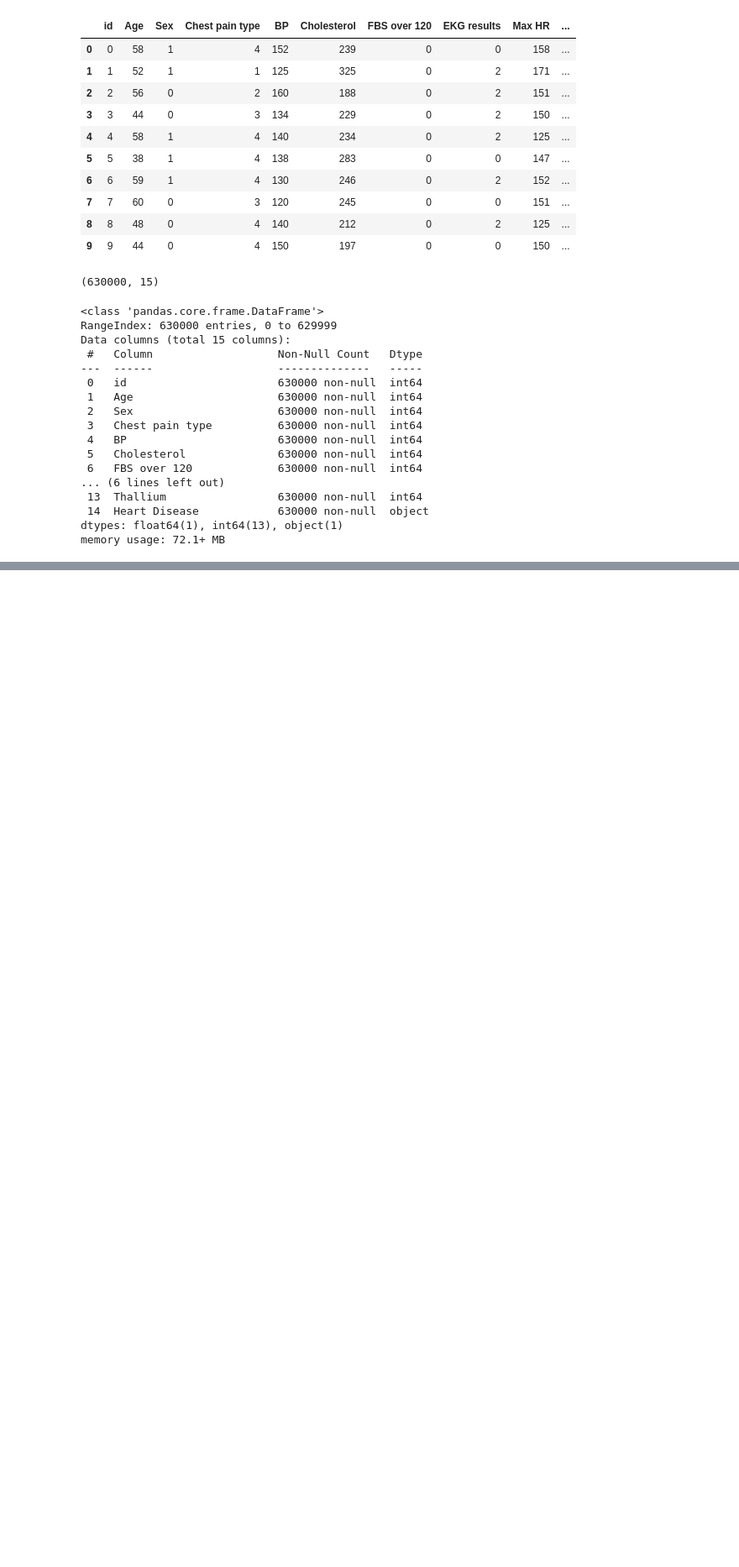
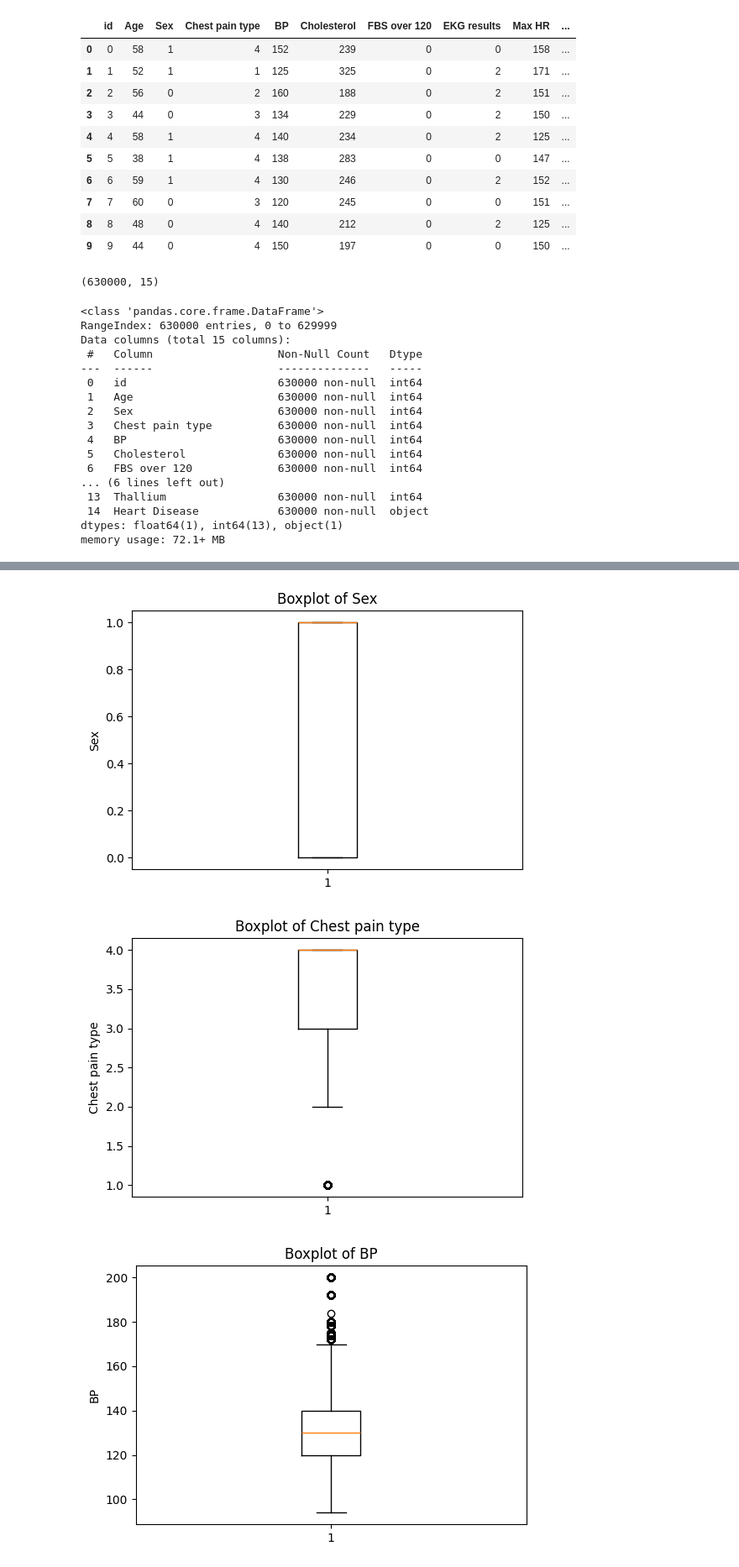
Before and after one commit to YohanJaya/Predicting_Heart_Disease_KaggleComp, a Jupyter notebook: HeartDiseasePredictor.ipynb, the cells around one changed output, grey strips where cells are left out. Shown at 84% size. Cells and saved outputs as stored; diff of their text form; code cells hidden in the pictures; blank space fills up the shorter version.

```diff
--- a/HeartDiseasePredictor.ipynb
+++ b/HeartDiseasePredictor.ipynb
@@ -57,3 +57,20 @@ dfTrain.describe()
 | 50% | 314999.500000 | 54.000000 | 1.000000 | 4.000000 | 130.000000 | 243.000000 | 0.000000 | 0.000000 | 157.000000 | ... |
 | 75% | 472499.250000 | 60.000000 | 1.000000 | 4.000000 | 140.000000 | 269.000000 | 0.000000 | 2.000000 | 166.000000 | ... |
 | max | 629999.000000 | 77.000000 | 1.000000 | 4.000000 | 200.000000 | 564.000000 | 1.000000 | 2.000000 | 202.000000 | ... |
+# %%
+import matplotlib.pyplot as plt
+
+# Exclude 'id' and select numeric features
+numeric_features = dfTrain.drop(columns=['id','Age'],axis = 1).select_dtypes(include='number').columns
+
+# Loop over each feature and plot
+for col in numeric_features:
+    plt.figure(figsize=(6, 4))         # smaller figure per feature
+    plt.boxplot(dfTrain[col], vert=True)
+    plt.title(f'Boxplot of {col}')
+    plt.ylabel(col)
+    plt.show()
+# %% [output]
+[figure, added]
+[figure, added]
+[figure, added]
```
Also changed, not shown: parts of 9 cells of this notebook.
